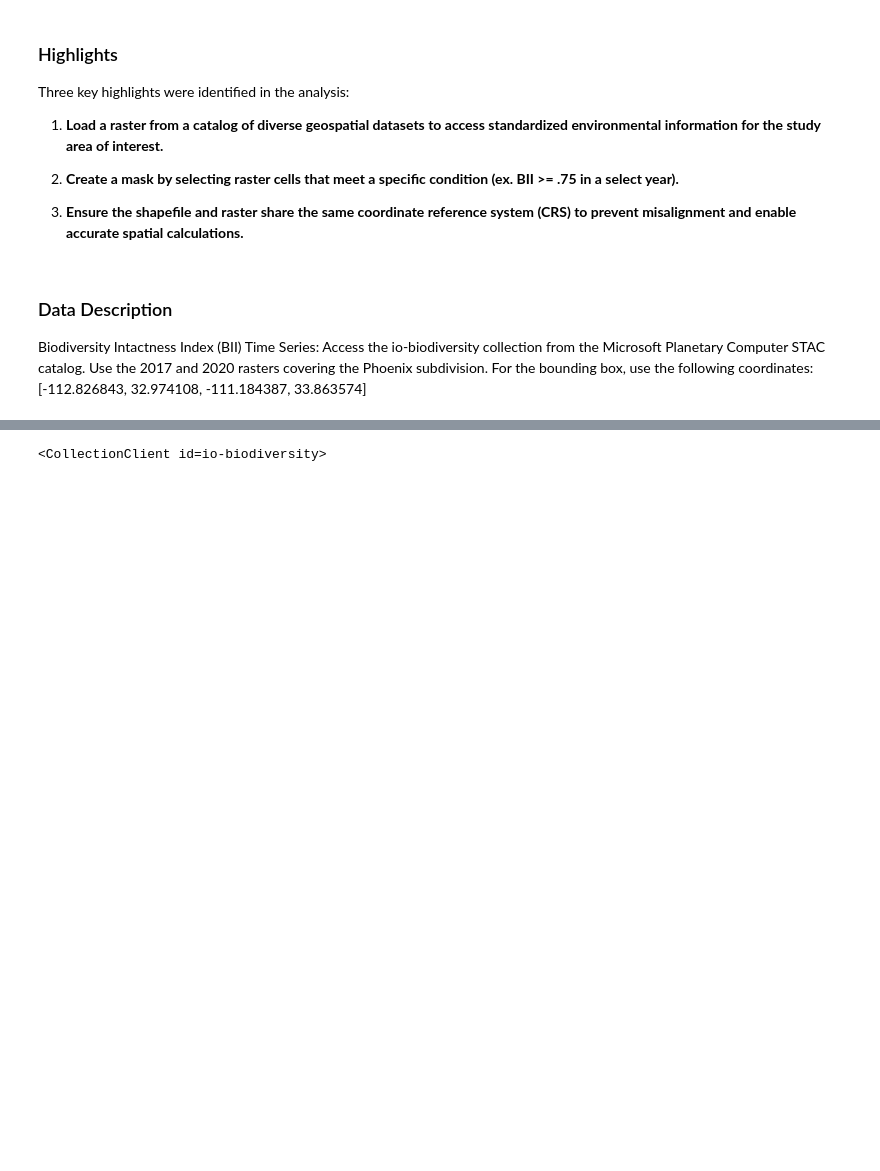
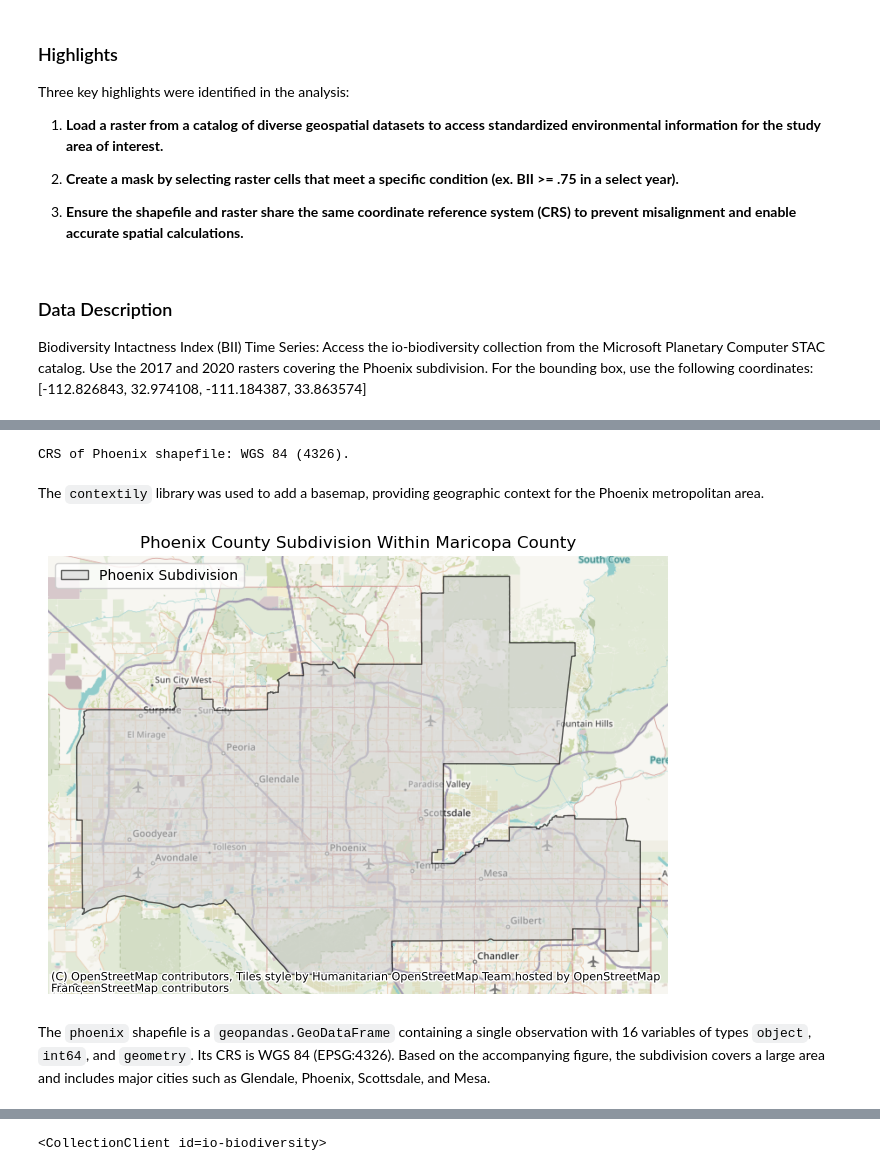
Before and after one commit to vedikaS-byte/biodiversity-analysis, a Jupyter notebook: biodiversty-analysis.ipynb, the cells around one changed output, grey strips where cells are left out. Cells and saved outputs as stored; diff of their text form; code cells hidden in the pictures; blank space fills up the shorter version.

```diff
--- a/biodiversty-analysis.ipynb
+++ b/biodiversty-analysis.ipynb
@@ -57,2 +92,37 @@ phoenix = az[az["NAME"] == "Phoenix"]
+# %%
+# Check the projected CRS
+print(f"CRS of Phoenix shapefile: {phoenix.crs.name} ({phoenix.crs.to_epsg()}).")
+# %% [output]
+CRS of Phoenix shapefile: WGS 84 (4326).
+# %% [markdown]
+The `contextily` library was used to add a basemap, providing geographic context for the Phoenix metropolitan area.
 # %%
 # Map of Phoenix with basemap
+fig, ax = plt.subplots(figsize = (8,8))
+
+# Project Phoenix to correct CRS for preferred basemap
+phoenix  = phoenix.to_crs(3857)
+
+# Plot shapefile
+phoenix.plot(ax= ax, edgecolor = "black", facecolor = "lightgrey", alpha = .6)
+
+# Add appropriate basemap
+ctx.add_basemap(ax, source = ctx.add_basemap(ax, source=ctx.providers.OpenStreetMap.Mapnik)
+)
+
+# Set axis off
+ax.set_axis_off()
+
+# Set title
+ax.set_title("Phoenix County Subdivision Within Maricopa County")
+
+# Create patch for reference in legend
+phoenix_outline = mpatches.Patch(facecolor = "lightgrey", edgecolor = "black", alpha = .6, label= "Phoenix Subdivision")
+ax.legend(handles = [phoenix_outline], loc = "upper left")
+
+# Call plot
+plt.show()
+# %% [output]
+[figure, added]
+# %% [markdown]
+The `phoenix` shapefile is a `geopandas.GeoDataFrame` containing a single observation with 16 variables of types `object`, `int64`, and `geometry`. Its CRS is WGS 84 (EPSG:4326). Based on the accompanying figure, the subdivision covers a large area and includes major cities such as Glendale, Phoenix, Scottsdale, and Mesa.
```
Also changed, not shown: parts of 29 cells of this notebook.
